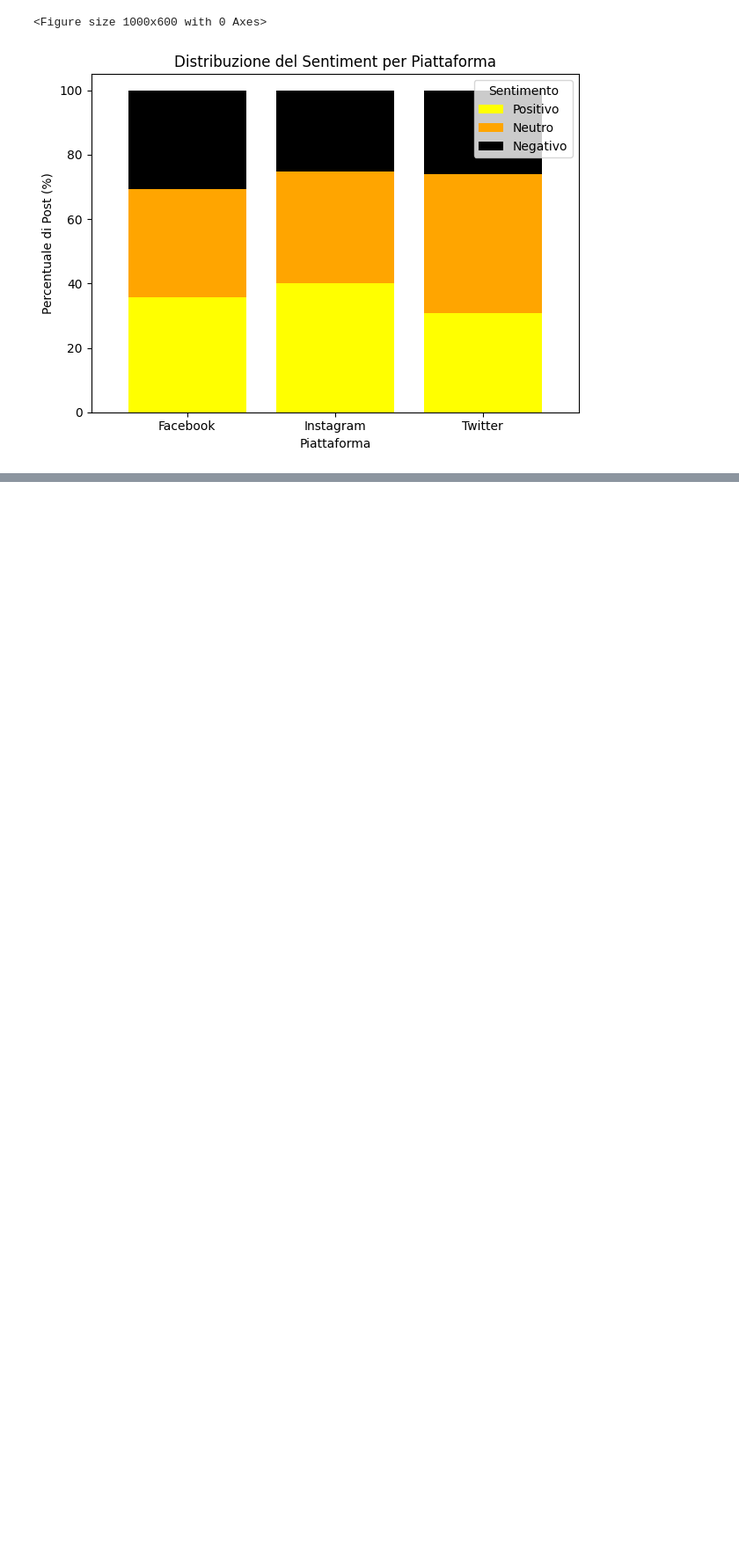
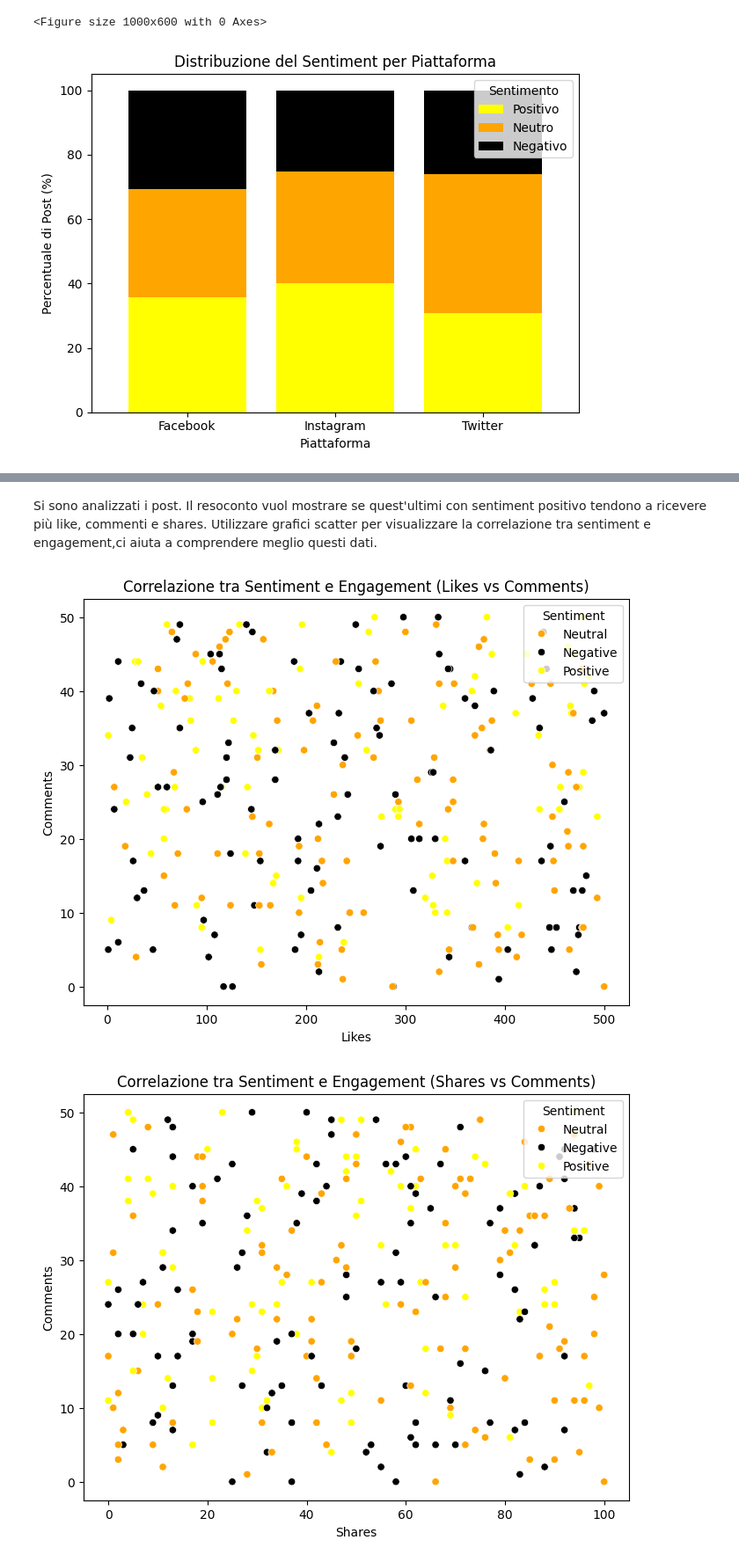
Before and after one commit to PaoVale/FIA, a Jupyter notebook: mercoledi.ipynb, the cells around one changed output, grey strips where cells are left out. Shown at 88% size. Cells and saved outputs as stored; diff of their text form; code cells hidden in the pictures; blank space fills up the shorter version.

```diff
--- a/mercoledi.ipynb
+++ b/mercoledi.ipynb
@@ -391,0 +423,39 @@ plt.show()
+# %% [markdown]
+Si sono analizzati i post. Il resoconto vuol mostrare se quest'ultimi con sentiment positivo tendono a ricevere più like, commenti
+ e shares.
+ Utilizzare grafici scatter per visualizzare la correlazione tra sentiment e
+ engagement,ci aiuta a comprendere meglio questi dati.
+# %%
+# Mappatura sentiment a colori
+sentiment_colors = {'Positive': 'yellow', 'Negative': 'black', 'Neutral': 'orange'}
+
+# Scatter plot per Likes vs Comments
+plt.figure(figsize=(8, 6))
+sns.scatterplot(data=filtered_data_cleaned, x='Likes', y='Comments', hue='Sentiment', palette=sentiment_colors)
+plt.title('Correlazione tra Sentiment e Engagement (Likes vs Comments)')
+plt.xlabel('Likes')
+plt.ylabel('Comments')
+plt.legend(title='Sentiment', loc='upper right')
+plt.show()
+
+# Scatter plot per Shares vs Comments
+plt.figure(figsize=(8, 6))
+sns.scatterplot(data=filtered_data_cleaned, x='Shares', y='Comments', hue='Sentiment', palette=sentiment_colors)
+plt.title('Correlazione tra Sentiment e Engagement (Shares vs Comments)')
+plt.xlabel('Shares')
+plt.ylabel('Comments')
+plt.legend(title='Sentiment', loc='upper right')
+plt.show()
+
+
+# Scatter plot per Likes vs Shares
+plt.figure(figsize=(8, 6))
+sns.scatterplot(data=filtered_data_cleaned, x='Likes', y='Shares', hue='Sentiment', palette=sentiment_colors)
+plt.title('Correlazione tra Sentiment e Engagement (Likes vs Shares)')
+plt.xlabel('Likes')
+plt.ylabel('Shares')
+plt.legend(title='Sentiment', loc='upper right')
+plt.show()
+# %% [output]
+[figure, added]
+[figure, added]
```
Also changed, not shown: parts of 4 cells of this notebook.
